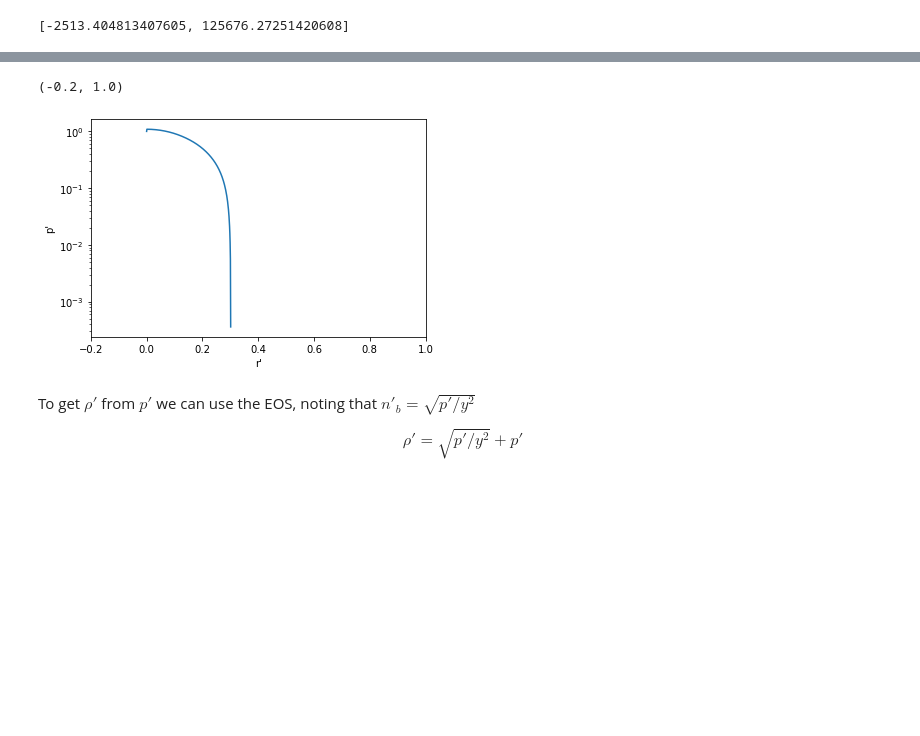
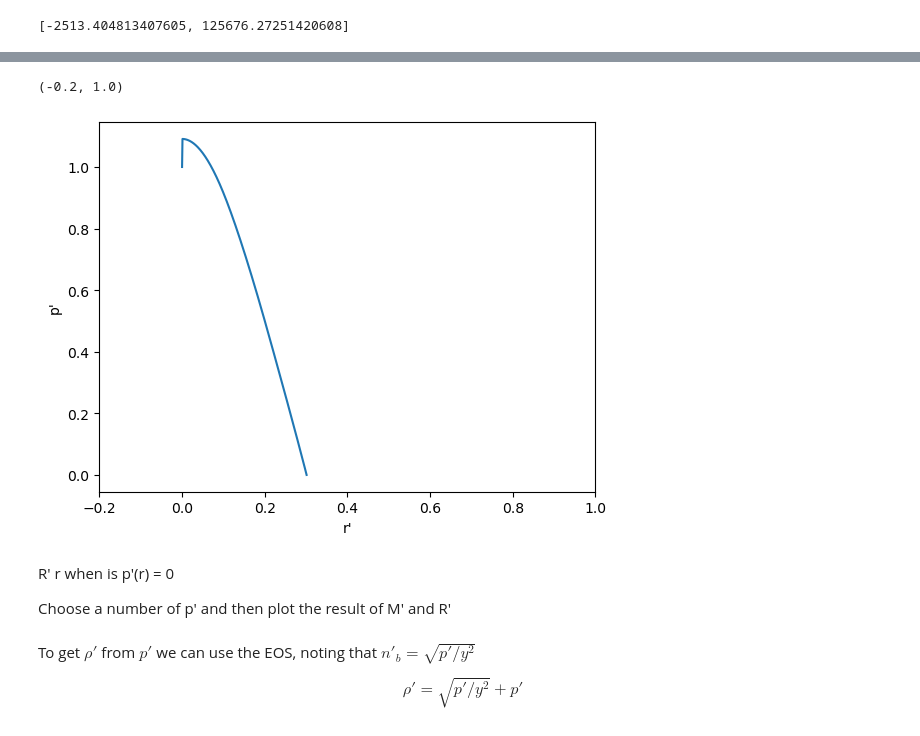
Before and after one commit to AdamSmithOrlik/dark-matter-compact-stars, a Jupyter notebook: research/dark_stars_dev.ipynb, the cells around one changed output, grey strips where cells are left out. Drawn from its saved outputs; the diff is of its cells as text; code cells hidden in the pictures; blank space fills up the shorter version.

```diff
--- a/research/dark_stars_dev.ipynb
+++ b/research/dark_stars_dev.ipynb
@@ -184,13 +189,17 @@ Text(0, 0.5, "M'")
 # %%
 plt.plot(r_sol, p_sol)
-plt.yscale('log')
+# plt.yscale('log')
 # plt.xscale('log')
 plt.xlabel("r'")
 plt.ylabel("p'")
 plt.xlim(-0.2,1)
 # %% [output]
 (-0.2, 1.0)
-[figure, old version]
+[figure, new version]
+# %% [markdown]
+R' r when is p'(r) = 0
+
+Choose a number of p' and then plot the result of M' and R'
 # %% [markdown]
 To get $\rho'$ from $p'$ we can use the EOS, noting that $n'_b = \sqrt{p'/y^2}$
 
```
Also changed, not shown: parts of 9 cells of this notebook, 1 other file.
